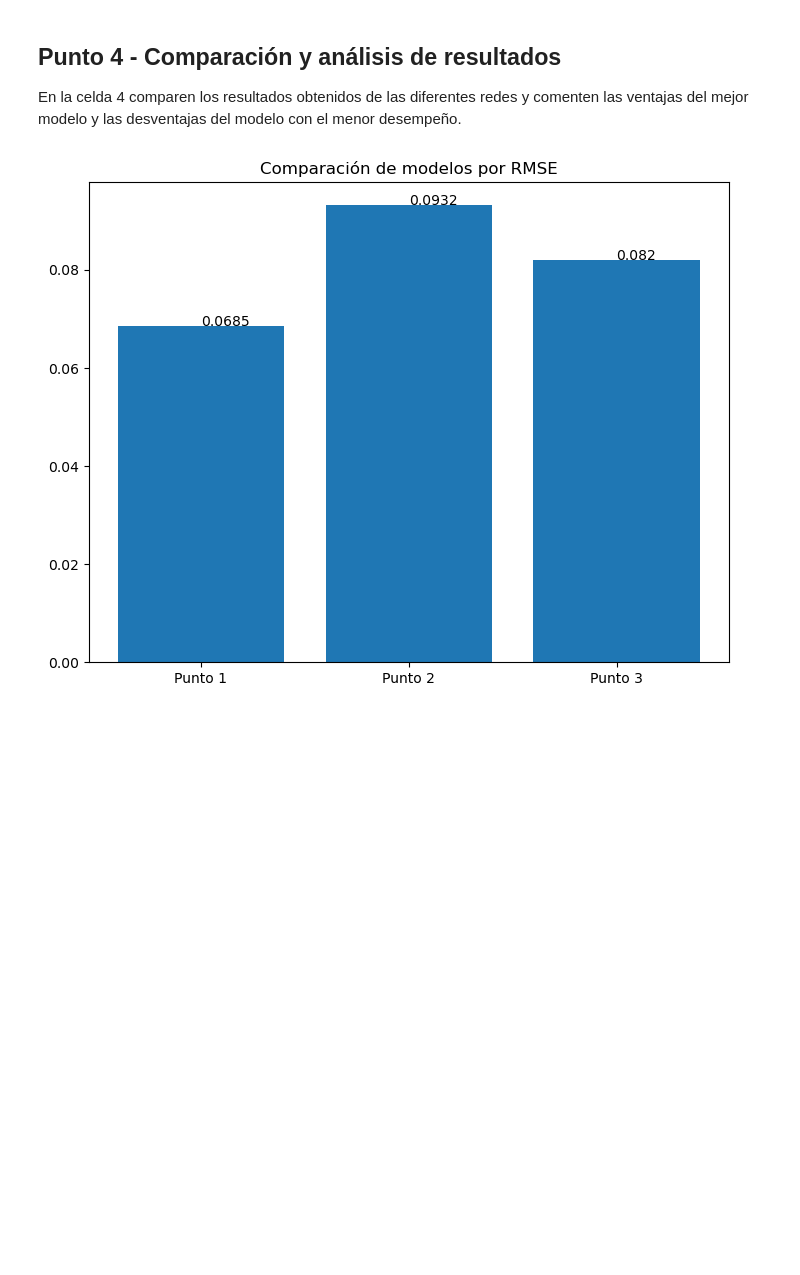
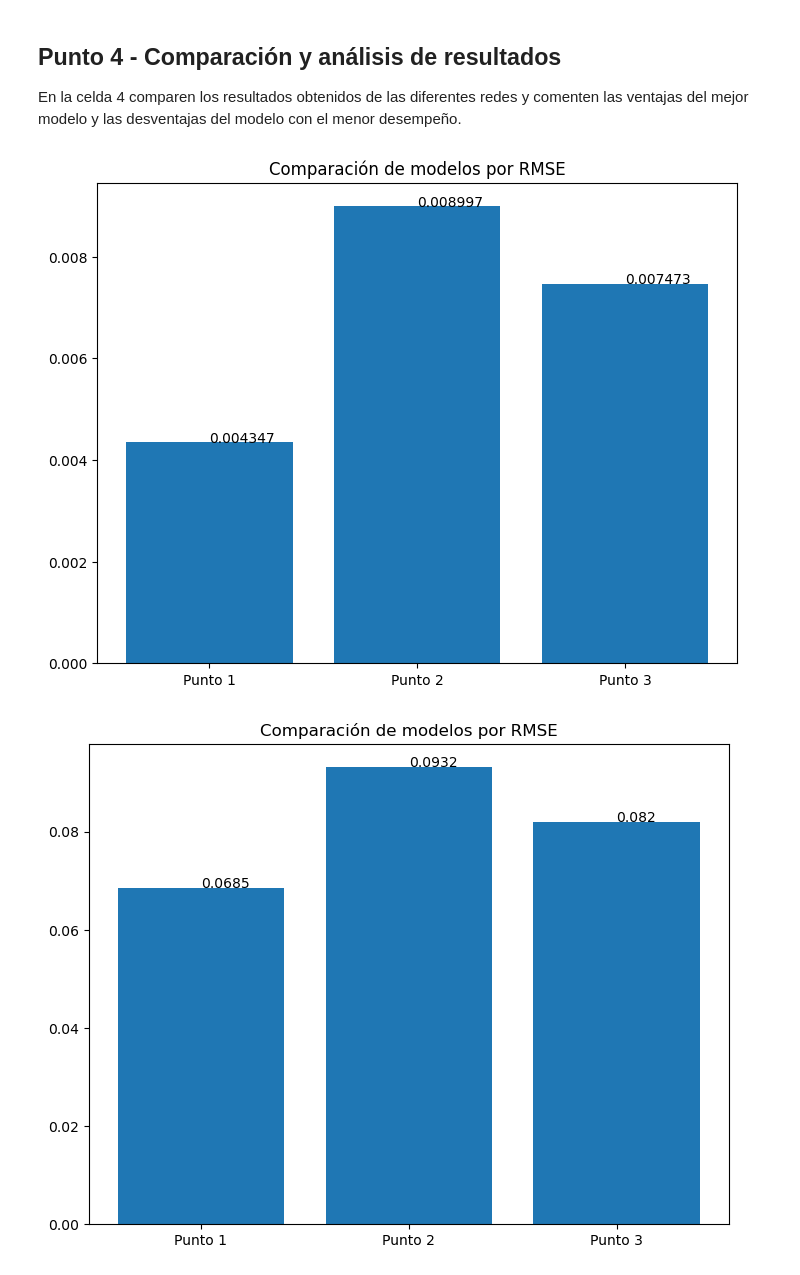
Before and after one commit to ggomez1803/ML-NLP, a Jupyter notebook: MIAD_ML_NLP_2023/Semana 6/S6TC1-Redes_Neuronales.ipynb, the cells around one changed output. Saved outputs shown, nothing was run; the diff lists cells and outputs as text; code cells hidden in the pictures; blank space fills up the shorter version.

```diff
--- a/MIAD_ML_NLP_2023/Semana 6/S6TC1-Redes_Neuronales.ipynb
+++ b/MIAD_ML_NLP_2023/Semana 6/S6TC1-Redes_Neuronales.ipynb
@@ -383,6 +405,20 @@ Capa densa final: Esta capa tiene como objetivo producir la salida final de la r
 ## Punto 4 - Comparación y análisis de resultados
 
 En la celda 4 comparen los resultados obtenidos de las diferentes redes y comenten las ventajas del mejor modelo y las desventajas del modelo con el menor desempeño.
+# %%
+fig = plt.figure()
+ax = fig.add_axes([0,0,1,1])
+ax.set_title("Comparación de modelos por RMSE")
+ejeX = ['Punto 1', 'Punto 2','Punto 3']
+ejeY = [round(MSE1,6),round(MSE2,6),round(MSE3,6)]
+ax.bar(ejeX,ejeY)
+def addlabels(x,y,plotP):
+    for i in range(len(x)):
+        plotP.text(i,y[i],y[i])
+addlabels(ejeX,ejeY,plt)
+plt.show()
+# %% [output]
+[figure, added]
 # %%
 fig = plt.figure()
 ax = fig.add_axes([0,0,1,1])
```
Also changed, not shown: parts of 9 cells of this notebook.
